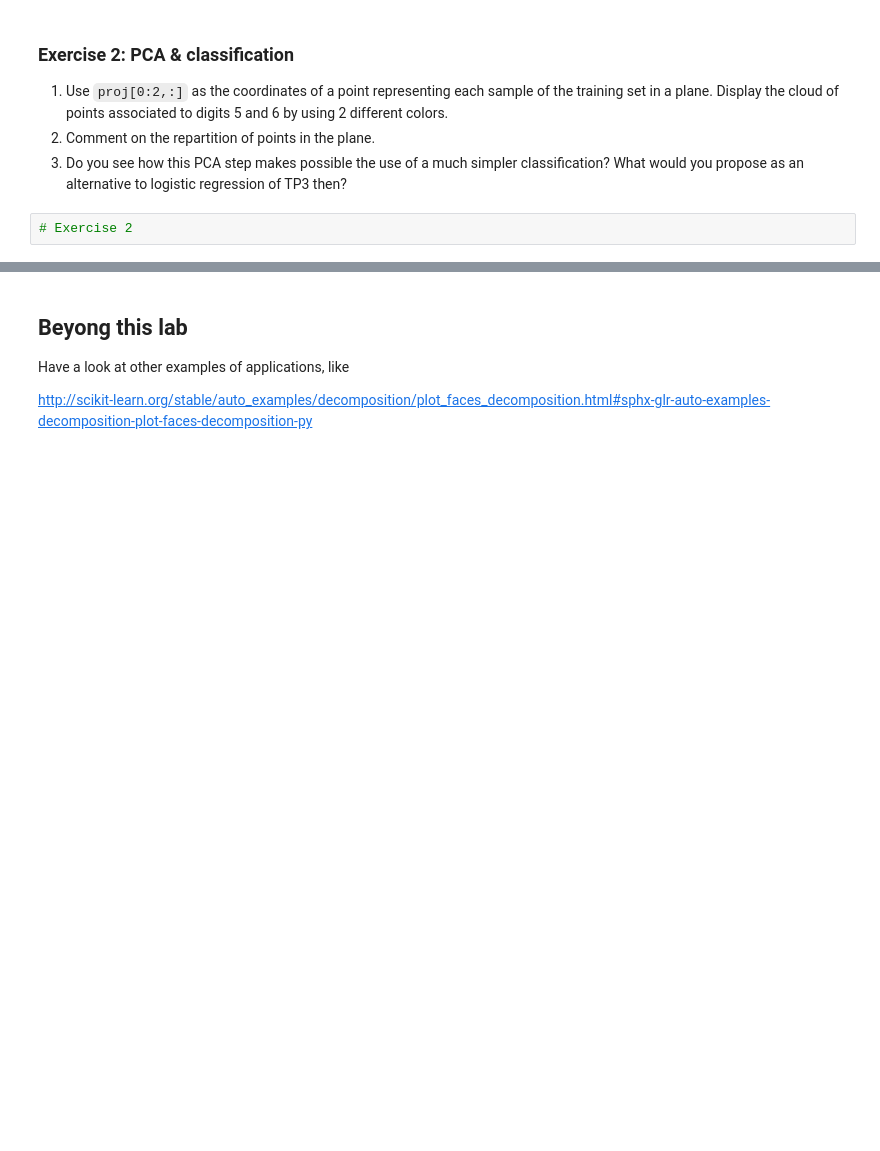
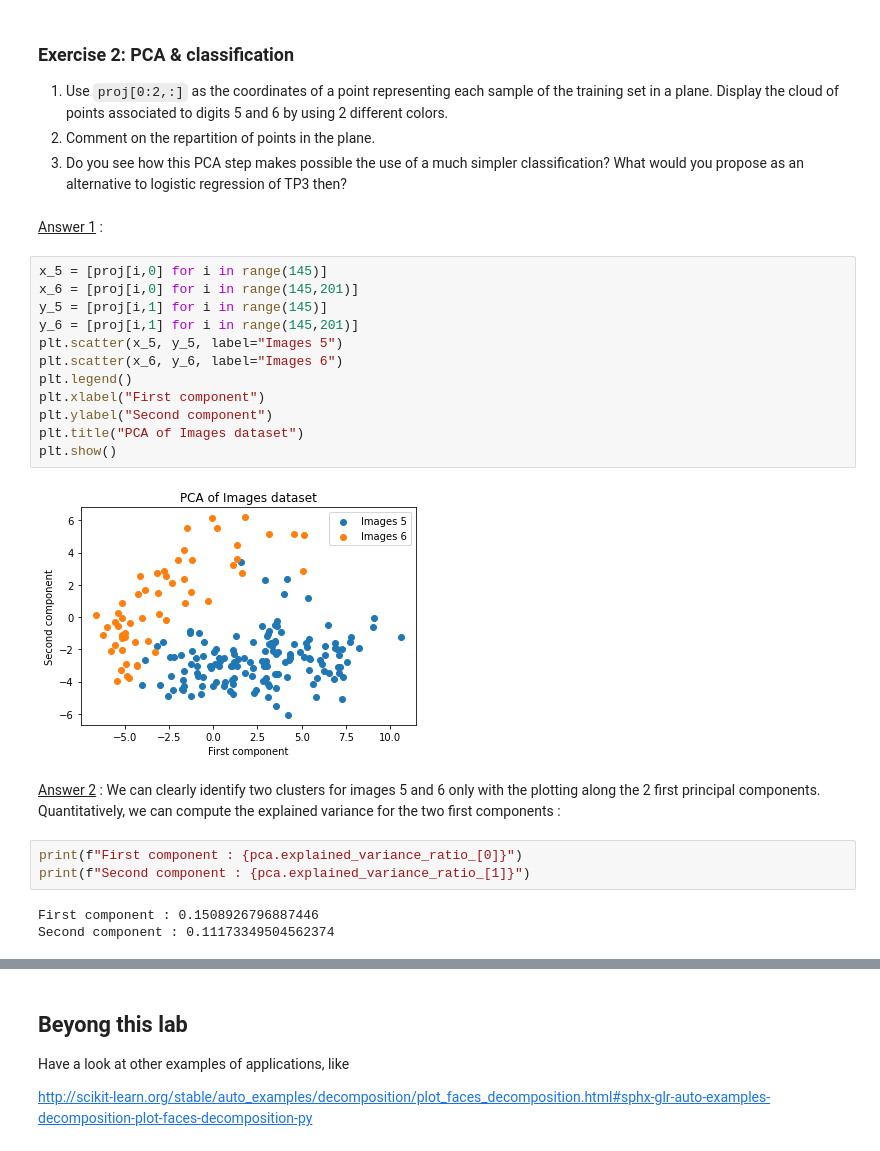
Before and after one commit to heez77/g3_decision, a Jupyter notebook: TP4_Gey_Jean/TP4_Gey_Jean.ipynb, the cells around one changed output, grey strips where cells are left out. Cells and saved outputs as stored; diff of their text form; blank space fills up the shorter version.

```diff
--- a/TP4_Gey_Jean/TP4_Gey_Jean.ipynb
+++ b/TP4_Gey_Jean/TP4_Gey_Jean.ipynb
@@ -165,5 +193,27 @@ digits 5 and 6 by using 2 different colors.
 2. Comment on the repartition of points in the plane.
 3. Do you see how this PCA step makes possible the use of a much simpler classification?
 What would you propose as an alternative to logistic regression of TP3 then?
-# %%
-# Exercise 2
+# %% [markdown]
+<u>Answer 1</u> :
+# %%
+x_5 = [proj[i,0] for i in range(145)]
+x_6 = [proj[i,0] for i in range(145,201)]
+y_5 = [proj[i,1] for i in range(145)]
+y_6 = [proj[i,1] for i in range(145,201)]
+plt.scatter(x_5, y_5, label="Images 5")
+plt.scatter(x_6, y_6, label="Images 6")
+plt.legend()
+plt.xlabel("First component")
+plt.ylabel("Second component")
+plt.title("PCA of Images dataset")
+plt.show()
+# %% [output]
+[figure, added]
+# %% [markdown]
+<u>Answer 2</u> : We can clearly identify two clusters for images 5 and 6 only with the plotting along the 2 first principal components. Quantitatively, we can compute the explained variance for the two first components :
+# %%
+print(f"First component : {pca.explained_variance_ratio_[0]}")
+print(f"Second component : {pca.explained_variance_ratio_[1]}")
+# %% [output]
+First component : 0.1508926796887446
+Second component : 0.11173349504562374
```
Also changed, not shown: parts of 12 cells of this notebook.
